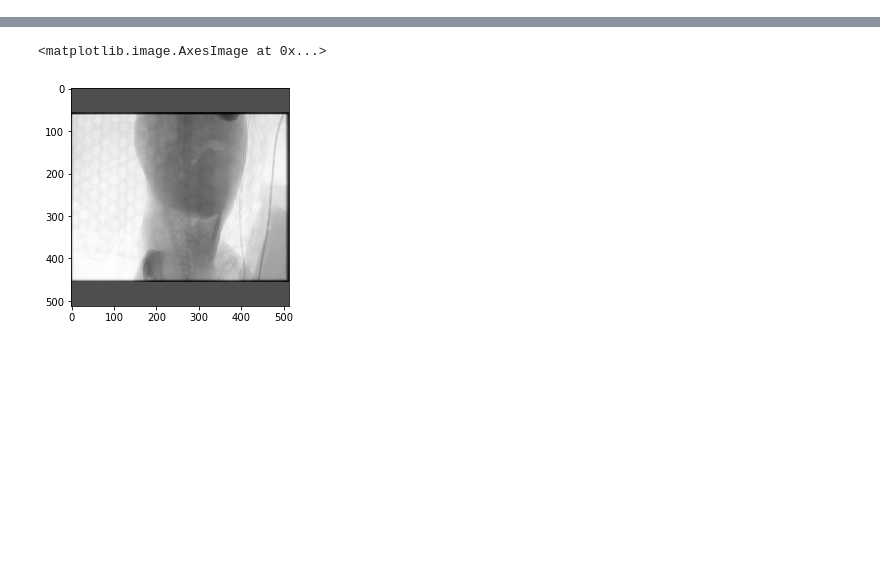
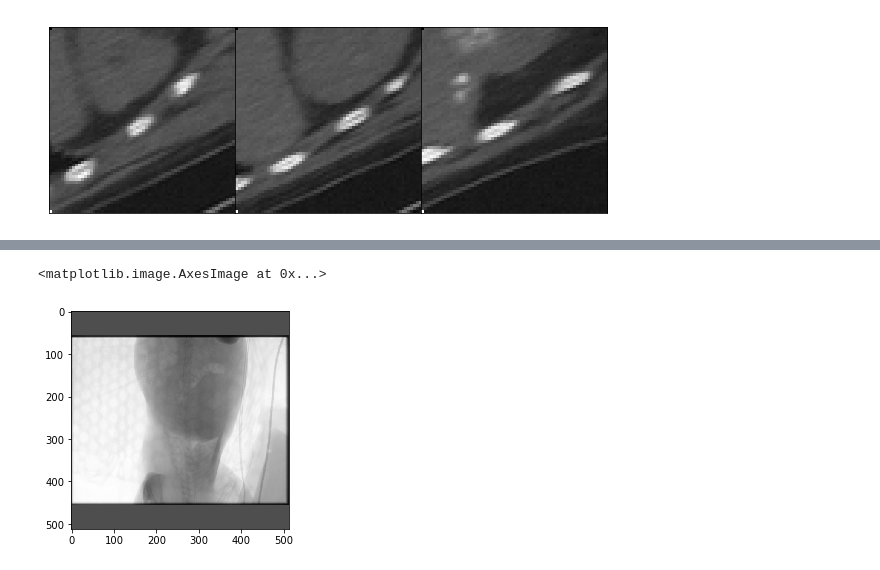
Before and after one commit to clintonjwang/cbct-recon, a Jupyter notebook: neural_networks.ipynb, the cells around one changed output, grey strips where cells are left out. Saved outputs shown, nothing was run; the diff lists cells and outputs as text; code cells hidden in the pictures; blank space fills up the shorter version.

```diff
--- a/neural_networks.ipynb
+++ b/neural_networks.ipynb
@@ -18,0 +78,4 @@ importlib.reload(hf)
+# %%
+vis.draw_slices(Y[0], normalize=[0,1])
+# %% [output]
+[figure, added]
```
Also changed, not shown: parts of 9 cells of this notebook, 6 other files.
